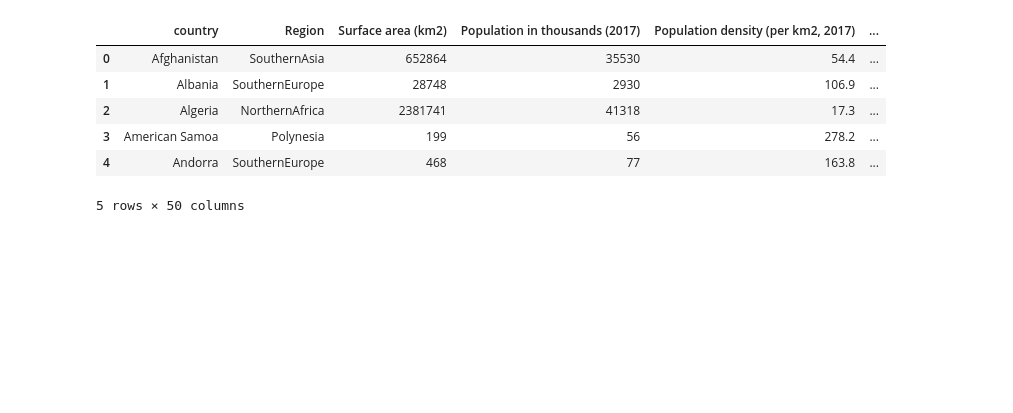
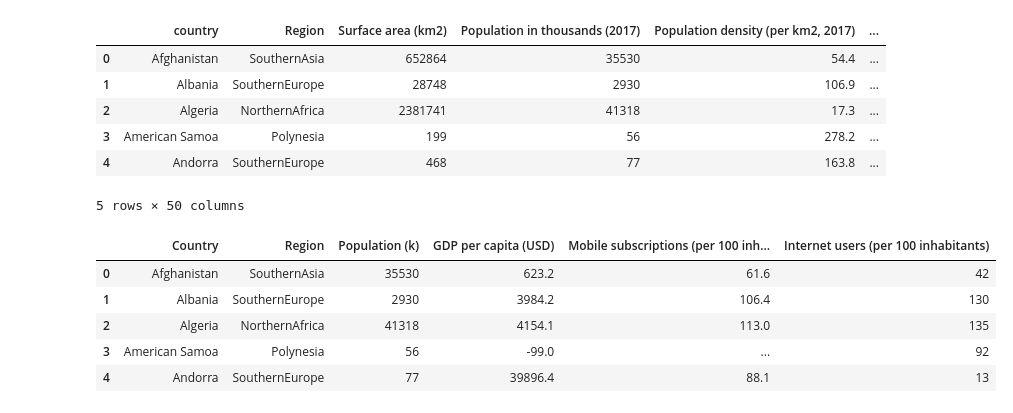
Before and after one commit to Data-Analytics-Project-Group/Visualizing-World-Economic-Trends, a Jupyter notebook: Visualizing World Economic Trends.ipynb, the cells around one changed output. Drawn from its saved outputs; the diff is of its cells as text; code cells hidden in the pictures; blank space fills up the shorter version.

```diff
--- a/Visualizing World Economic Trends.ipynb
+++ b/Visualizing World Economic Trends.ipynb
@@ -17,3 +17,27 @@ country_data.head()
 | 3 | American Samoa | Polynesia | 199 | 56 | 278.2 | ... |
 | 4 | Andorra | SouthernEurope | 468 | 77 | 163.8 | ... |
 5 rows × 50 columns
+# %%
+# Create a data frame with only the columns about technology usage
+tech_data = country_data[["country",
+                          "Region",
+                          "Population in thousands (2017)",
+                          "GDP per capita (current US$)",
+                          "Mobile-cellular subscriptions (per 100 inhabitants)",
+                          "Individuals using the Internet (per 100 inhabitants)"]]
+
+# Rename the headers for clarity
+tech_data = tech_data.rename(columns = {"country": "Country",
+                                        "Population in thousands (2017)": "Population (k)",
+                                        "GDP per capita (current US$)": "GDP per capita (USD)",
+                                        "Mobile-cellular subscriptions (per 100 inhabitants)": "Mobile subscriptions (per 100 inhabitants)",
+                                        "Individuals using the Internet (per 100 inhabitants)": "Internet users (per 100 inhabitants)"})
+
+tech_data.head()
+# %% [output]
+|  | Country | Region | Population (k) | GDP per capita (USD) | Mobile subscriptions (per 100 inh... | Internet users (per 100 inhabitants) |
+| 0 | Afghanistan | SouthernAsia | 35530 | 623.2 | 61.6 | 42 |
+| 1 | Albania | SouthernEurope | 2930 | 3984.2 | 106.4 | 130 |
+| 2 | Algeria | NorthernAfrica | 41318 | 4154.1 | 113.0 | 135 |
+| 3 | American Samoa | Polynesia | 56 | -99.0 | ... | 92 |
+| 4 | Andorra | SouthernEurope | 77 | 39896.4 | 88.1 | 13 |
```
Also changed, not shown: parts of 3 cells of this notebook.
